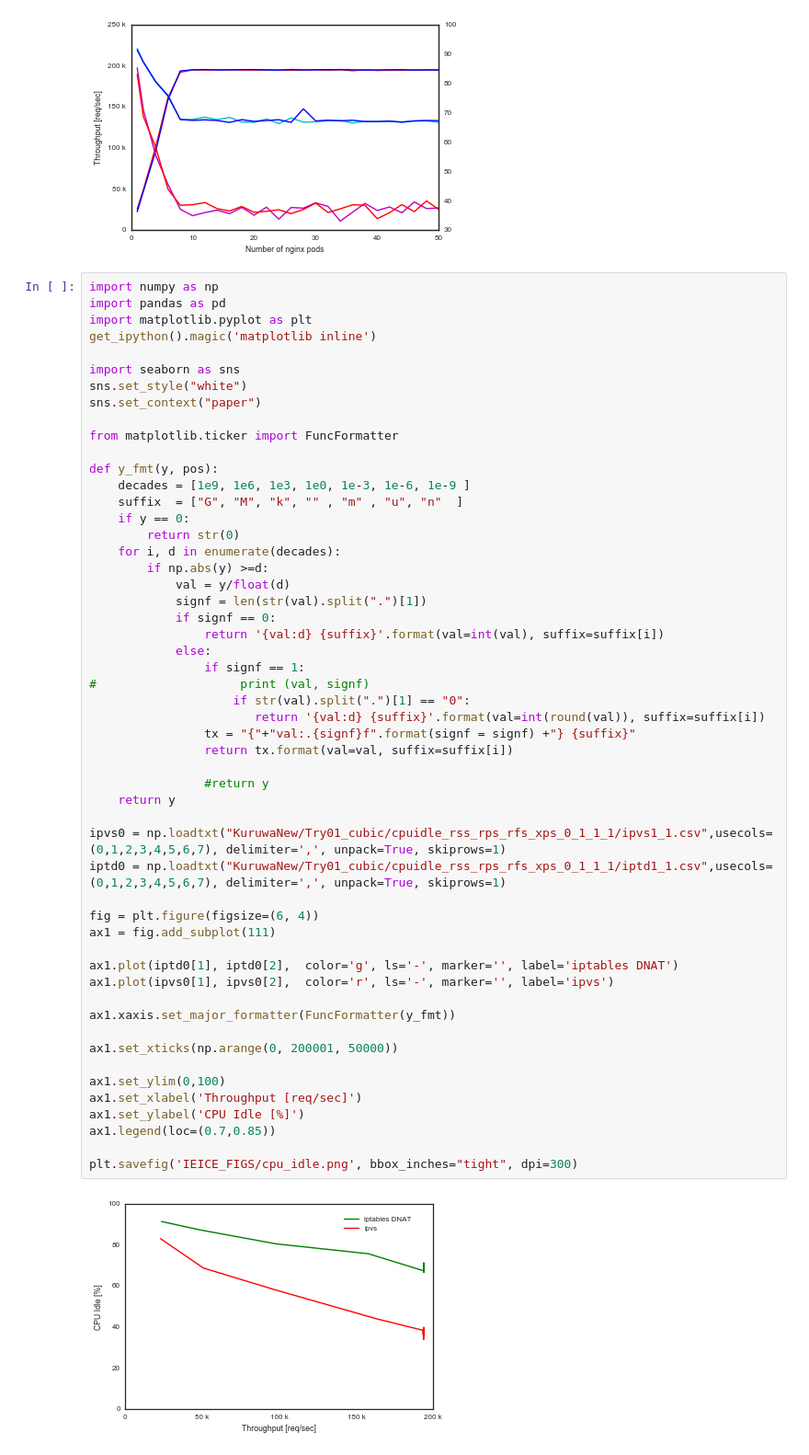
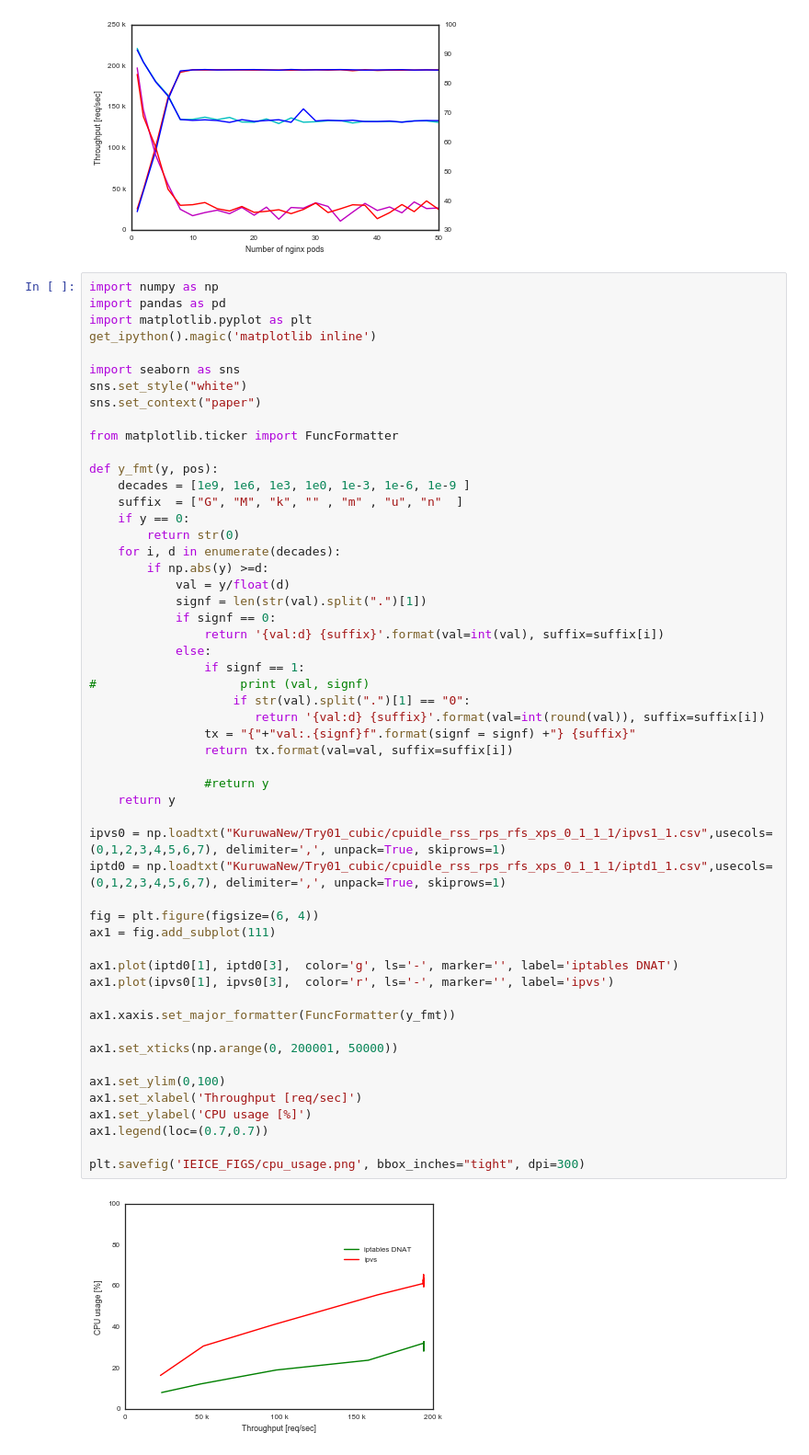
Before and after one commit to ktaka-ccmp/kube-lb-bench, a Jupyter notebook: IEICE_FIGS.ipynb, the cells around one changed output. Shown at 92% size. Drawn from its saved outputs; the diff is of its cells as text.

```diff
--- a/IEICE_FIGS.ipynb
+++ b/IEICE_FIGS.ipynb
@@ -512,36 +512,36 @@ def y_fmt(y, pos):
             val = y/float(d)
             signf = len(str(val).split(".")[1])
             if signf == 0:
                 return '{val:d} {suffix}'.format(val=int(val), suffix=suffix[i])
             else:
                 if signf == 1:
 #                    print (val, signf)
                     if str(val).split(".")[1] == "0":
                        return '{val:d} {suffix}'.format(val=int(round(val)), suffix=suffix[i])
                 tx = "{"+"val:.{signf}f".format(signf = signf) +"} {suffix}"
                 return tx.format(val=val, suffix=suffix[i])
 
                 #return y
     return y
 
 ipvs0 = np.loadtxt("KuruwaNew/Try01_cubic/cpuidle_rss_rps_rfs_xps_0_1_1_1/ipvs1_1.csv",usecols=(0,1,2,3,4,5,6,7), delimiter=',', unpack=True, skiprows=1)
 iptd0 = np.loadtxt("KuruwaNew/Try01_cubic/cpuidle_rss_rps_rfs_xps_0_1_1_1/iptd1_1.csv",usecols=(0,1,2,3,4,5,6,7), delimiter=',', unpack=True, skiprows=1)
 
 fig = plt.figure(figsize=(6, 4))
 ax1 = fig.add_subplot(111)
 
-ax1.plot(iptd0[1], iptd0[2],  color='g', ls='-', marker='', label='iptables DNAT')
-ax1.plot(ipvs0[1], ipvs0[2],  color='r', ls='-', marker='', label='ipvs')
+ax1.plot(iptd0[1], iptd0[3],  color='g', ls='-', marker='', label='iptables DNAT')
+ax1.plot(ipvs0[1], ipvs0[3],  color='r', ls='-', marker='', label='ipvs')
 
 ax1.xaxis.set_major_formatter(FuncFormatter(y_fmt))
 
 ax1.set_xticks(np.arange(0, 200001, 50000))
 
 ax1.set_ylim(0,100)
 ax1.set_xlabel('Throughput [req/sec]')
-ax1.set_ylabel('CPU Idle [%]')
-ax1.legend(loc=(0.7,0.85))
+ax1.set_ylabel('CPU usage [%]')
+ax1.legend(loc=(0.7,0.7))
 
-plt.savefig('IEICE_FIGS/cpu_idle.png', bbox_inches="tight", dpi=300)
+plt.savefig('IEICE_FIGS/cpu_usage.png', bbox_inches="tight", dpi=300)
 # %% [output]
-[figure, old version]
+[figure, new version]
```
Also changed, not shown: 3 other files.
